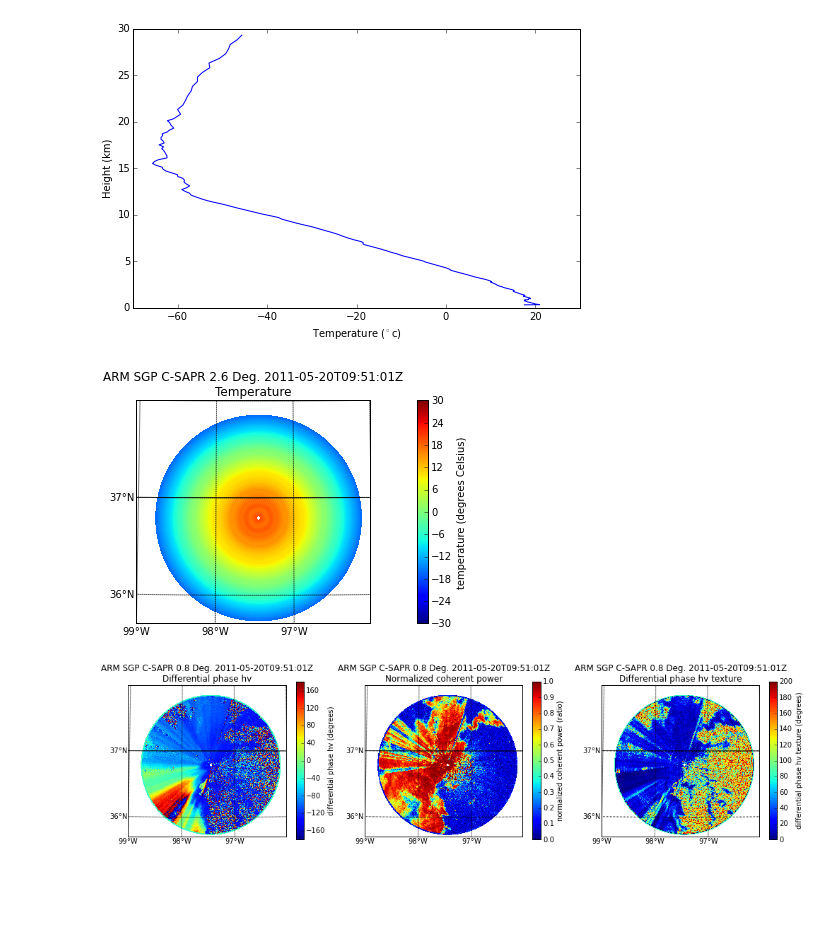
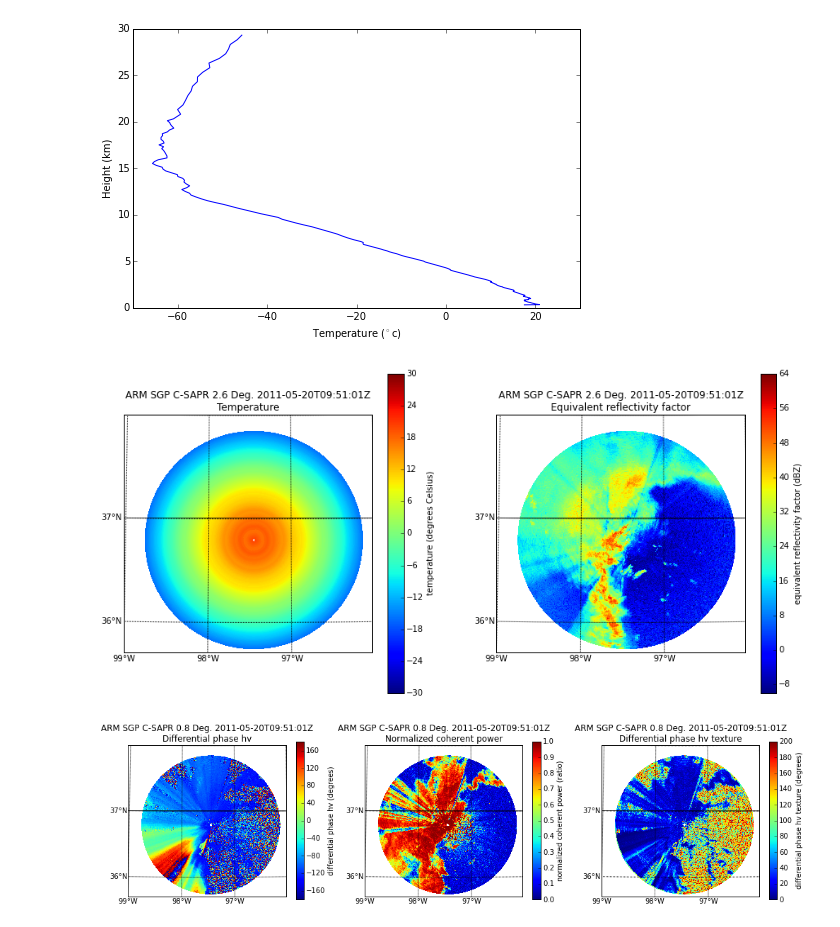
Before and after one commit to ANL-DIGR/openvap, a Jupyter notebook: development/cmac2/notebooks/3 Testing Py-ART implimentations .ipynb, the cells around one changed output. Cells and saved outputs as stored; diff of their text form; code cells hidden in the pictures; blank space fills up the shorter version.

```diff
--- a/development/cmac2/notebooks/3 Testing Py-ART implimentations .ipynb
+++ b/development/cmac2/notebooks/3 Testing Py-ART implimentations .ipynb
@@ -23,6 +17,14 @@ def test_map_profile_to_gates():
 #We are going to start with the 20th of May, 2011
 csapr_raw_filename = '/Users/scollis/notebooks/095636.mdv'
 csapr_radar = pyart.io.read(csapr_raw_filename)
+# %%
+#lets trim some gates
+#plt.plot(csapr_radar.fields['reflectivity']['data'][0,975:])
+i_end = 975
+csapr_radar.range['data']=csapr_radar.range['data'][0:i_end]
+for key in csapr_radar.fields.keys():
+    csapr_radar.fields[key]['data']= csapr_radar.fields[key]['data'][:, 0:i_end]
+csapr_radar.ngates = i_end
 # %%
 interp_sonde = netCDF4.Dataset('/data/sgpinterpolatedsondeC1.c1.20110520.000000.cdf')
 # %%
@@ -54,19 +56,25 @@ csapr_radar.add_field('height', z_dict, replace_existing = True)
 # %%
 min_lon=-99.
 max_lon=-96.
 min_lat=35.7
 max_lat=38.
 lon_lines=[-95, -96, -97, -98, -99]
 lat_lines=[35,36,37,38]
 
 #create an instance of the class using our radar
 display = pyart.graph.RadarMapDisplay(csapr_radar)
 #create a Matplotlib figure
 f = plt.figure(figsize = [15,7])
 #now we are going to do a three panel plot, resolution is a basemap parameter and determines the resolution of
 #the coastline.. here we set to intermediate or 'i' ('h' for high 'l' for low)
+plt.subplot(1,2,1)
 display.plot_ppi_map('sounding_temperature', sweep = 3, vmin = -30, vmax = 30,
                       min_lon = min_lon, max_lon = max_lon, min_lat = min_lat, max_lat = max_lat,
                      resolution = 'i')
+
+plt.subplot(1,2,2)
+display.plot_ppi_map('reflectivity', sweep = 3, vmin = -10, vmax = 64,
+                      min_lon = min_lon, max_lon = max_lon, min_lat = min_lat, max_lat = max_lat,
+                     resolution = 'i')
 # %% [output]
-[figure, old version]
+[figure, new version]
@@ -102,4 +108,4 @@ display.plot_ppi_map('differential_phase_texture', sweep = 0, vmax = 200,
                       min_lon = min_lon, max_lon = max_lon, min_lat = min_lat, max_lat = max_lat,
                      resolution = 'i')
 # %% [output]
-[figure, old version]
+[figure, new version]
```
Also changed, not shown: parts of 11 cells of this notebook.
